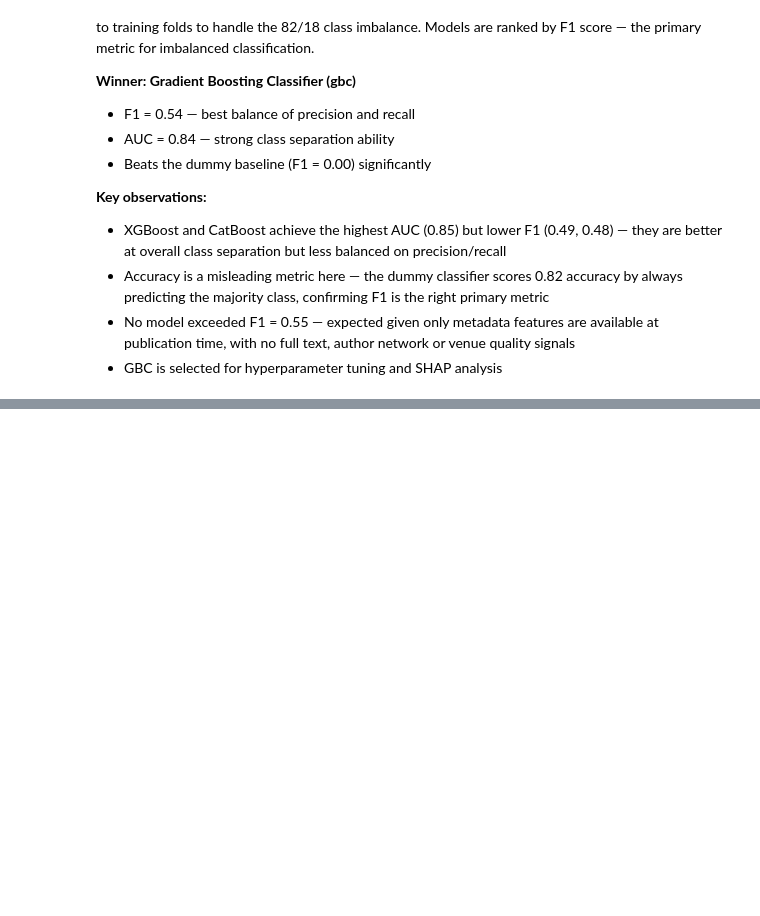
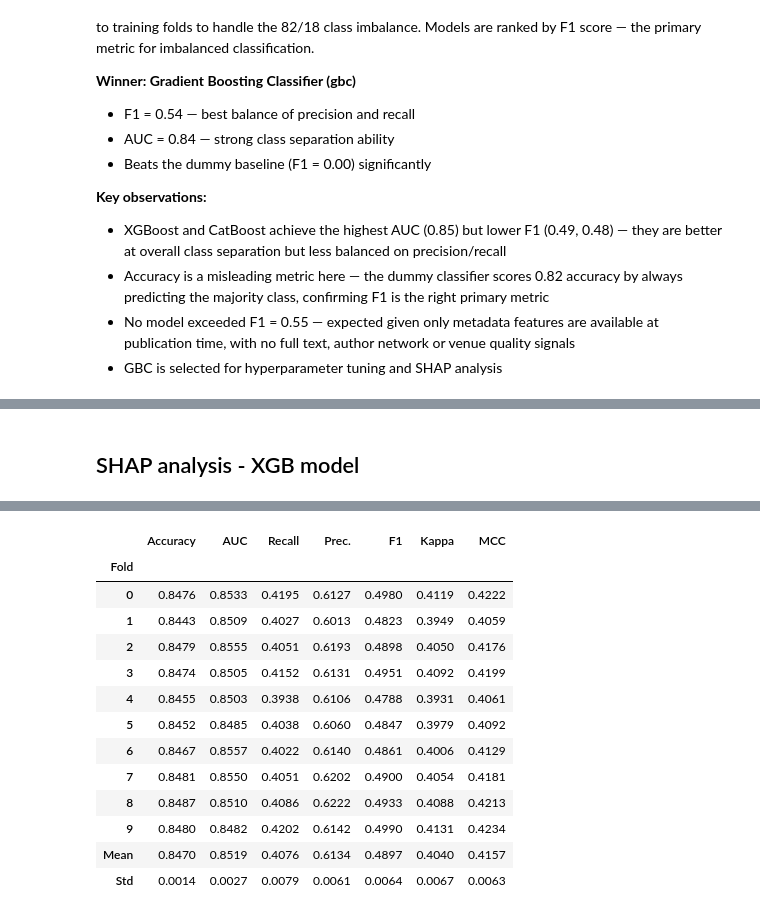
Before and after one commit to AnnaIgumnova/ai-paper-impact-predictor, a Jupyter notebook: notebooks/04_AI_Papers_modelling.ipynb, the cells around one changed output, grey strips where cells are left out. Cells and saved outputs as stored; diff of their text form; code cells hidden in the pictures; blank space fills up the shorter version.

```diff
--- a/notebooks/04_AI_Papers_modelling.ipynb
+++ b/notebooks/04_AI_Papers_modelling.ipynb
@@ -140,0 +287,6 @@ Models are ranked by F1 score — the primary metric for imbalanced classificati
+# %% [markdown]
+## SHAP analysis - XGB model
+# %%
+# Train XGBoost model specifically for evaluation
+xgboost_model = create_model('xgboost')
+# %% [output]
@@ -140,0 +294,14 @@ Models are ranked by F1 score — the primary metric for imbalanced classificati
+|  | Accuracy | AUC | Recall | Prec. | F1 | Kappa | MCC |
+| Fold |  |  |  |  |  |  |  |
+| 0 | 0.8476 | 0.8533 | 0.4195 | 0.6127 | 0.4980 | 0.4119 | 0.4222 |
+| 1 | 0.8443 | 0.8509 | 0.4027 | 0.6013 | 0.4823 | 0.3949 | 0.4059 |
+| 2 | 0.8479 | 0.8555 | 0.4051 | 0.6193 | 0.4898 | 0.4050 | 0.4176 |
+| 3 | 0.8474 | 0.8505 | 0.4152 | 0.6131 | 0.4951 | 0.4092 | 0.4199 |
+| 4 | 0.8455 | 0.8503 | 0.3938 | 0.6106 | 0.4788 | 0.3931 | 0.4061 |
+| 5 | 0.8452 | 0.8485 | 0.4038 | 0.6060 | 0.4847 | 0.3979 | 0.4092 |
+| 6 | 0.8467 | 0.8557 | 0.4022 | 0.6140 | 0.4861 | 0.4006 | 0.4129 |
+| 7 | 0.8481 | 0.8550 | 0.4051 | 0.6202 | 0.4900 | 0.4054 | 0.4181 |
+| 8 | 0.8487 | 0.8510 | 0.4086 | 0.6222 | 0.4933 | 0.4088 | 0.4213 |
+| 9 | 0.8480 | 0.8482 | 0.4202 | 0.6142 | 0.4990 | 0.4131 | 0.4234 |
+| Mean | 0.8470 | 0.8519 | 0.4076 | 0.6134 | 0.4897 | 0.4040 | 0.4157 |
+| Std | 0.0014 | 0.0027 | 0.0079 | 0.0061 | 0.0064 | 0.0067 | 0.0063 |
```
Also changed, not shown: parts of 9 cells of this notebook, 6 other files.
